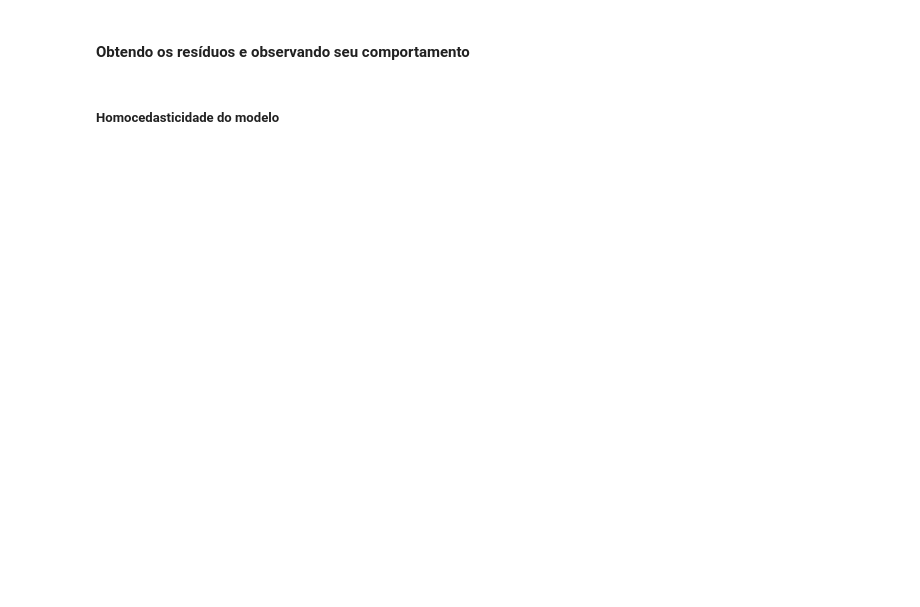
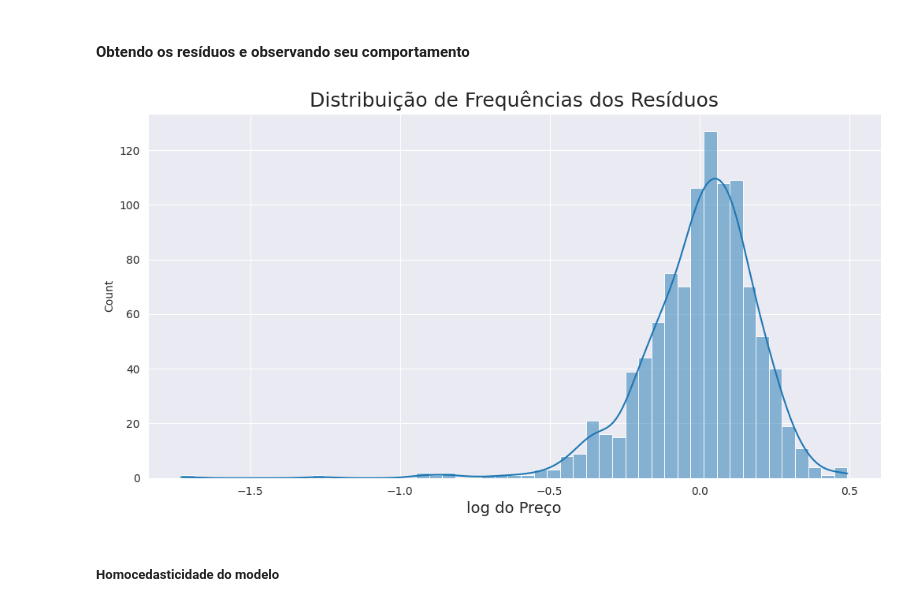
Before and after one commit to Camillabgarcia/ML_Regressao_Linear, a Jupyter notebook: Transformando_Variaveis_Regressão_Linear.ipynb, the cells around one changed output. Cells and saved outputs as stored; diff of their text form; code cells hidden in the pictures; blank space fills up the shorter version.

```diff
--- a/Transformando_Variaveis_Regressão_Linear.ipynb
+++ b/Transformando_Variaveis_Regressão_Linear.ipynb
@@ -598,10 +627,12 @@ AttributeError: 'PairGrid' object has no attribute 'set_title'
 # %%
-...
+ax = sns.histplot(data=residuos, kde=True)
 
 ax.figure.set_size_inches(12, 6)
 ax.set_title('Distribuição de Frequências dos Resíduos', fontsize=18)
 ax.set_xlabel('log do Preço', fontsize=14)
 plt.show()
+# %% [output]
+[figure, added]
 # %% [markdown]
 ##### **Homocedasticidade do modelo**
 # %%
```
Also changed, not shown: parts of 18 cells of this notebook.
